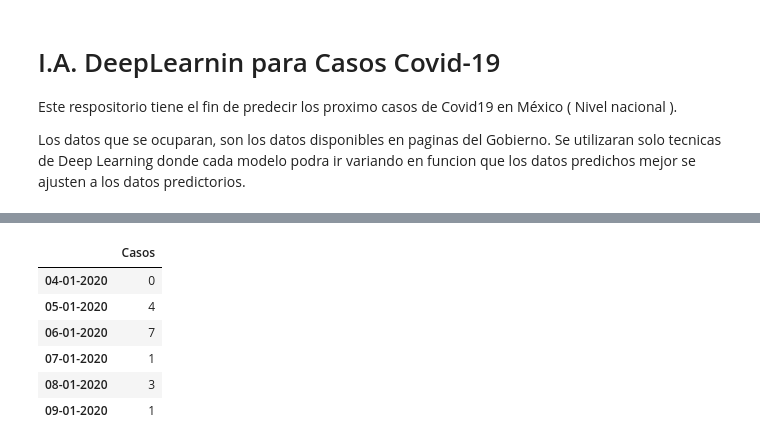
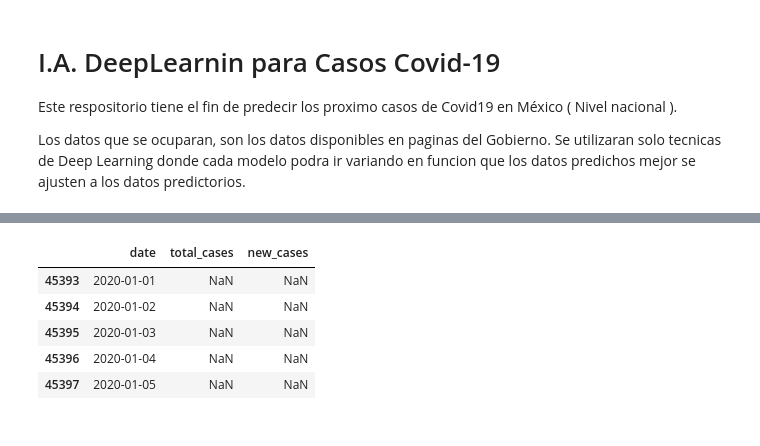
Before and after one commit to artthuro6/Deep_Learning-Covid19, a Jupyter notebook: LSTM_COVID_19.ipynb, the cells around one changed output, grey strips where cells are left out. Drawn from its saved outputs; the diff is of its cells as text; code cells hidden in the pictures.

```diff
--- a/LSTM_COVID_19.ipynb
+++ b/LSTM_COVID_19.ipynb
@@ -58,12 +47,11 @@ df.columns = ['Casos']
-# %%
-# Dataset Limpio
-
-df.head(6)
-# %% [output]
-|  | Casos |
-| 04-01-2020 | 0 |
-| 05-01-2020 | 4 |
-| 06-01-2020 | 7 |
-| 07-01-2020 | 1 |
-| 08-01-2020 | 3 |
-| 09-01-2020 | 1 |
+# %%
+# Seleccionando columnas
+df_mx = df_mx.iloc[:, 3:6]
+df_mx.head()
+# %% [output]
+|  | date | total_cases | new_cases |
+| 45393 | 2020-01-01 | NaN | NaN |
+| 45394 | 2020-01-02 | NaN | NaN |
+| 45395 | 2020-01-03 | NaN | NaN |
+| 45396 | 2020-01-04 | NaN | NaN |
+| 45397 | 2020-01-05 | NaN | NaN |
```
Also changed, not shown: parts of 26 cells of this notebook.
